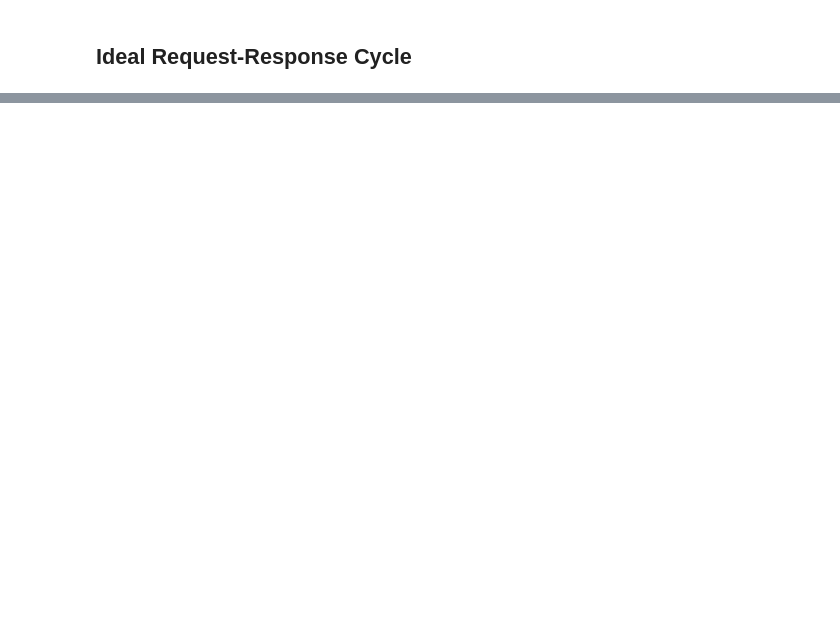
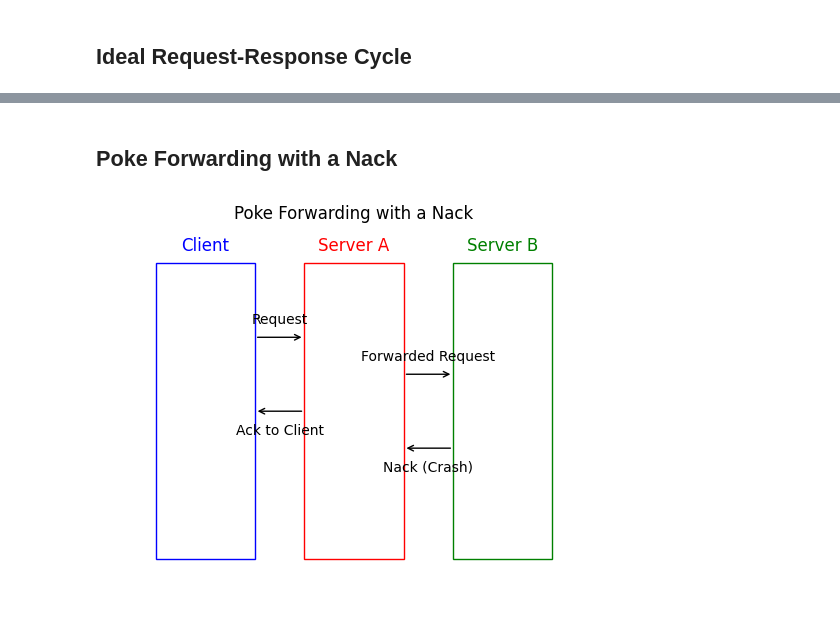
Before and after one commit to niblyx-malnus/venter-pattern, a Jupyter notebook: diagrams/Diagrams.ipynb, the cells around one changed output, grey strips where cells are left out. Drawn from its saved outputs; the diff is of its cells as text; code cells hidden in the pictures; blank space fills up the shorter version.

```diff
--- a/diagrams/Diagrams.ipynb
+++ b/diagrams/Diagrams.ipynb
@@ -200,0 +201,72 @@ plt.show()
+# %% [markdown]
+## Poke Forwarding with a Nack
+# %%
+import matplotlib.pyplot as plt
+import matplotlib.patches as patches
+
+# Create a new figure
+fig, ax = plt.subplots()
+
+# Create rectangles for Client, Server A, and Server B
+client_rect = patches.Rectangle((0.1, 0.1), 0.2, 0.8, edgecolor='blue', facecolor='none')
+serverA_rect = patches.Rectangle((0.4, 0.1), 0.2, 0.8, edgecolor='red', facecolor='none')
+serverB_rect = patches.Rectangle((0.7, 0.1), 0.2, 0.8, edgecolor='green', facecolor='none')
+
+# Add the rectangles to the Axes
+ax.add_patch(client_rect)
+ax.add_patch(serverA_rect)
+ax.add_patch(serverB_rect)
+
+# Add labels for Client, Server A, and Server B
+ax.text(0.2, 0.95, 'Client', ha='center', va='center', fontsize=12, color='blue')
+ax.text(0.5, 0.95, 'Server A', ha='center', va='center', fontsize=12, color='red')
+ax.text(0.8, 0.95, 'Server B', ha='center', va='center', fontsize=12, color='green')
+
+# Create an arrow for the request from Client to Server A
+ax.annotate('',
+            xy=(0.4, 0.7), xycoords='data',
+            xytext=(0.3, 0.7), textcoords='data',
+            arrowprops=dict(arrowstyle="->", color='black'))
+# Label the request arrow
+ax.text(0.35, 0.75, 'Request', ha='center', va='center', fontsize=10)
+
+# Create an arrow for the forwarded request from Server A to Server B
+ax.annotate('',
+            xy=(0.7, 0.6), xycoords='data',
+            xytext=(0.6, 0.6), textcoords='data',
+            arrowprops=dict(arrowstyle="->", color='black'))
+# Label the forwarded request arrow
+ax.text(0.65, 0.65, 'Forwarded Request', ha='center', va='center', fontsize=10)
+
+# Create an arrow for the acknowledgment from Server A to Client
+# Align the right side of the arrow with the left side of Server A
+ax.annotate('',
+            xy=(0.3, 0.5), xycoords='data',
+            xytext=(0.4, 0.5), textcoords='data',
+            arrowprops=dict(arrowstyle="->", color='black'))
+# Label the acknowledgment arrow
+ax.text(0.35, 0.45, 'Ack to Client', ha='center', va='center', fontsize=10)
+
+# Create an arrow for the Nack from Server B to Server A
+ax.annotate('',
+            xy=(0.6, 0.4), xycoords='data',
+            xytext=(0.7, 0.4), textcoords='data',
+            arrowprops=dict(arrowstyle="->", color='black'))
+# Label the Nack arrow
+ax.text(0.65, 0.35, 'Nack (Crash)', ha='center', va='center', fontsize=10)
+
+# Set limits and remove axis
+ax.set_xlim(0, 1)
+ax.set_ylim(0, 1)
+ax.axis('off')
+
+
+# Plotting
+plt.plot([1, 2, 3], [4, 5, 6])
+plt.title("Poke Forwarding with a Nack")
+
+plt.savefig('images/poke_forwarding_nack.png', format='png')
+
+plt.show()
+# %% [output]
+[figure, added]
```
Also changed, not shown: parts of 5 cells of this notebook, 2 other files.
